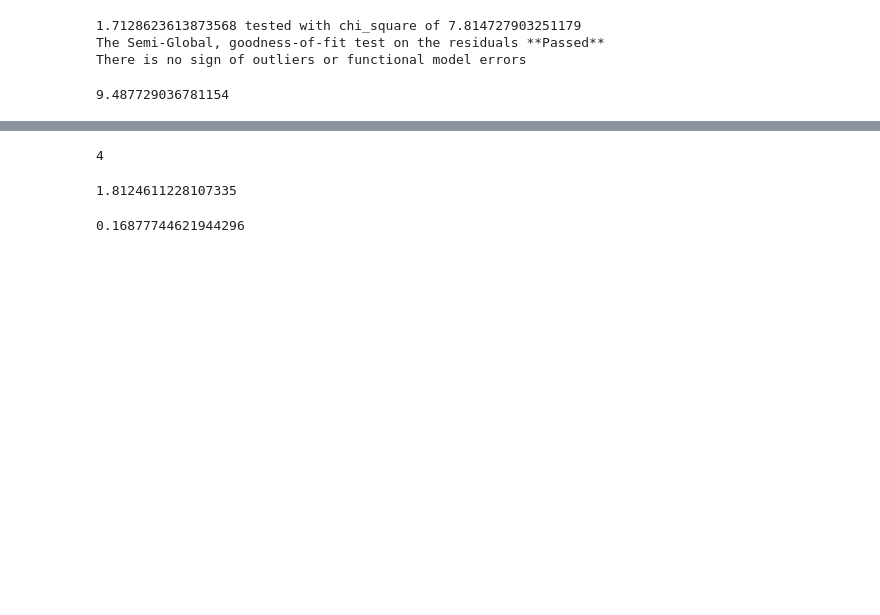
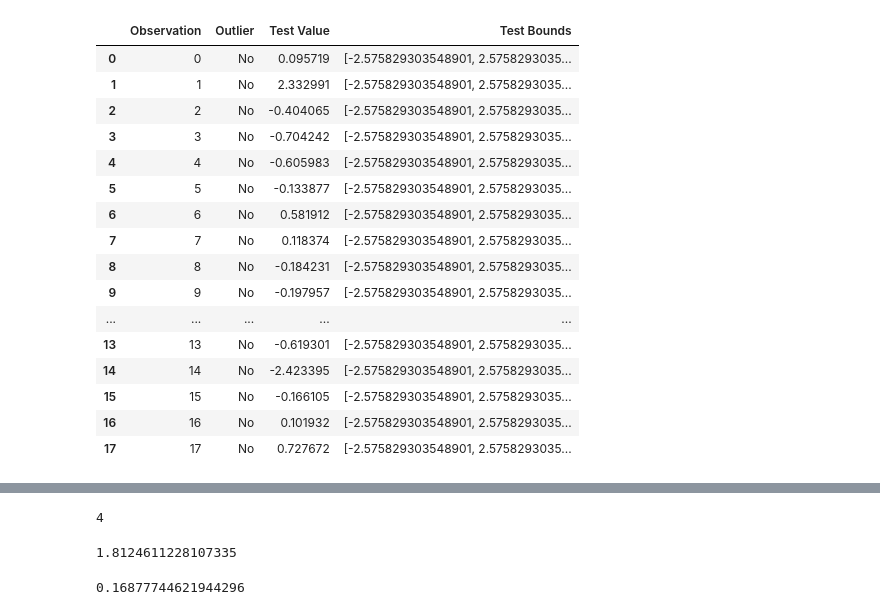
Before and after one commit to jnaess/ENGO563, a Jupyter notebook: Tester.ipynb, the cells around one changed output, grey strips where cells are left out. Cells and saved outputs as stored; diff of their text form; code cells hidden in the pictures; blank space fills up the shorter version.

Commit message:
Outlier test implemented and return results formatted for documentation of the other statistical tests

```diff
--- a/Tester.ipynb
+++ b/Tester.ipynb
@@ -1,25 +1,30 @@
 # %%
 import numpy as np
 
 from Angle import Angle
 from Distance import Distance
 from Net import Network
 
 d = Distance()
 a = Angle()
 n = Network([d,a])
 
-n.semi_global_residuals()
+n.blunder_detection()
 # %% [output]
-1.7128623613873568 tested with chi_square of 7.814727903251179
-The Semi-Global, goodness-of-fit test on the residuals **Passed**
-There is no sign of outliers or functional model errors
+|  | Observation | Outlier | Test Value | Test Bounds |
+| 0 | 0 | No | 0.095719 | [-2.575829303548901, 2.5758293035... |
+| 1 | 1 | No | 2.332991 | [-2.575829303548901, 2.5758293035... |
+| 2 | 2 | No | -0.404065 | [-2.575829303548901, 2.5758293035... |
+| 3 | 3 | No | -0.704242 | [-2.575829303548901, 2.5758293035... |
+| 4 | 4 | No | -0.605983 | [-2.575829303548901, 2.5758293035... |
+| 5 | 5 | No | -0.133877 | [-2.575829303548901, 2.5758293035... |
+| 6 | 6 | No | 0.581912 | [-2.575829303548901, 2.5758293035... |
+| 7 | 7 | No | 0.118374 | [-2.575829303548901, 2.5758293035... |
+| 8 | 8 | No | -0.184231 | [-2.575829303548901, 2.5758293035... |
+| 9 | 9 | No | -0.197957 | [-2.575829303548901, 2.5758293035... |
+| ... | ... | ... | ... | ... |
+| 13 | 13 | No | -0.619301 | [-2.575829303548901, 2.5758293035... |
+| 14 | 14 | No | -2.423395 | [-2.575829303548901, 2.5758293035... |
+| 15 | 15 | No | -0.166105 | [-2.575829303548901, 2.5758293035... |
+| 16 | 16 | No | 0.101932 | [-2.575829303548901, 2.5758293035... |
+| 17 | 17 | No | 0.727672 | [-2.575829303548901, 2.5758293035... |
-# %%
-from scipy.stats import chi2
-
-dof = 4
-alpha = .05
-prob = 1 - alpha
-chi2.ppf(prob, dof)
-# %% [output]
-9.487729036781154
```
Also changed, not shown: parts of 1 cell of this notebook, 1 other file.
